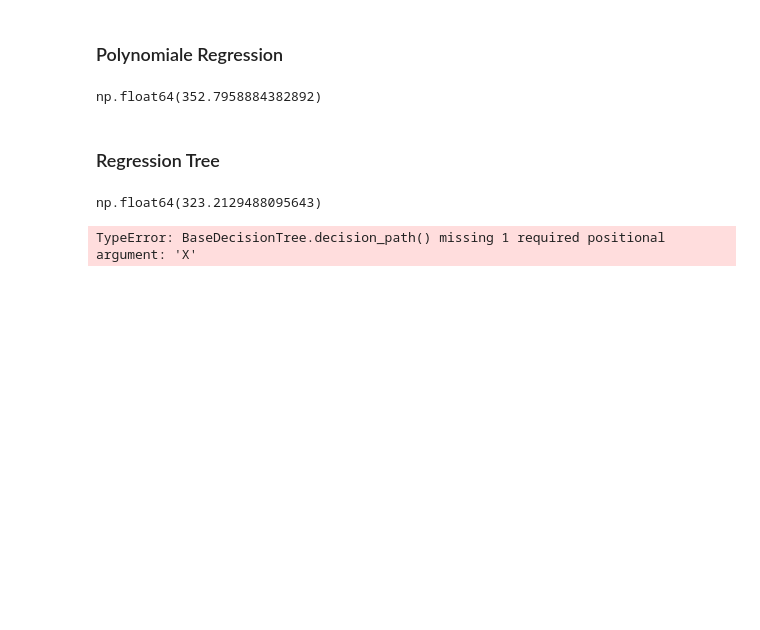
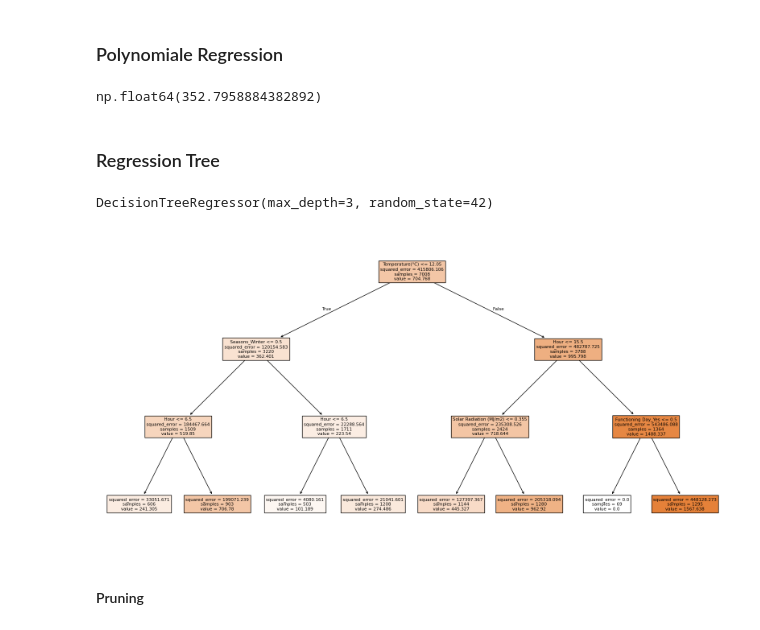
Before and after one commit to robbiesumner/DHBW-Machine-Learning-R2-D2, a Jupyter notebook: notebook.ipynb, the cells around one changed output. Saved outputs shown, nothing was run; the diff lists cells and outputs as text; code cells hidden in the pictures; blank space fills up the shorter version.

```diff
--- a/notebook.ipynb
+++ b/notebook.ipynb
@@ -89,17 +91,31 @@ np.float64(352.7958884382892)
 ### Regression Tree
 # %%
 tree = DecisionTreeRegressor(
-    random_state = 42
+    random_state = 42,
+    max_depth=3
 )
+# %%
+tree.fit(X_train,y_train)
+# %% [output]
+DecisionTreeRegressor(max_depth=3, random_state=42)
+# %%
+plt.figure(figsize=(20, 10))
+plot_tree(tree, filled=True, feature_names=X.columns)
+plt.show()
+# %% [output]
+[figure, added]
+# %% [markdown]
+#### Pruning
 # %%
-kfold = KFold(n_splits=10, shuffle=True, random_state=42)
-cv_scores = cross_val_score(
-    tree, X_train, y_train, cv=kfold, scoring="neg_mean_squared_error"
+kfold=KFold(
+    n_splits=10,
+    shuffle=True,
+    random_state=42
+
 )
-cv_error = -cv_scores.mean()
-np.sqrt(cv_error)
-# %% [output]
-np.float64(323.2129488095643)
 # %%
+fulltree = DecisionTreeRegressor(
+    random_state=42
+)
+path = fulltree.cost_complexity_pruning_path(X_train,y_train)
+ccp_alphas = path.ccp_alphas
-# %% [output]
-TypeError: BaseDecisionTree.decision_path() missing 1 required positional argument: 'X'
```
Also changed, not shown: parts of 2 cells of this notebook.
